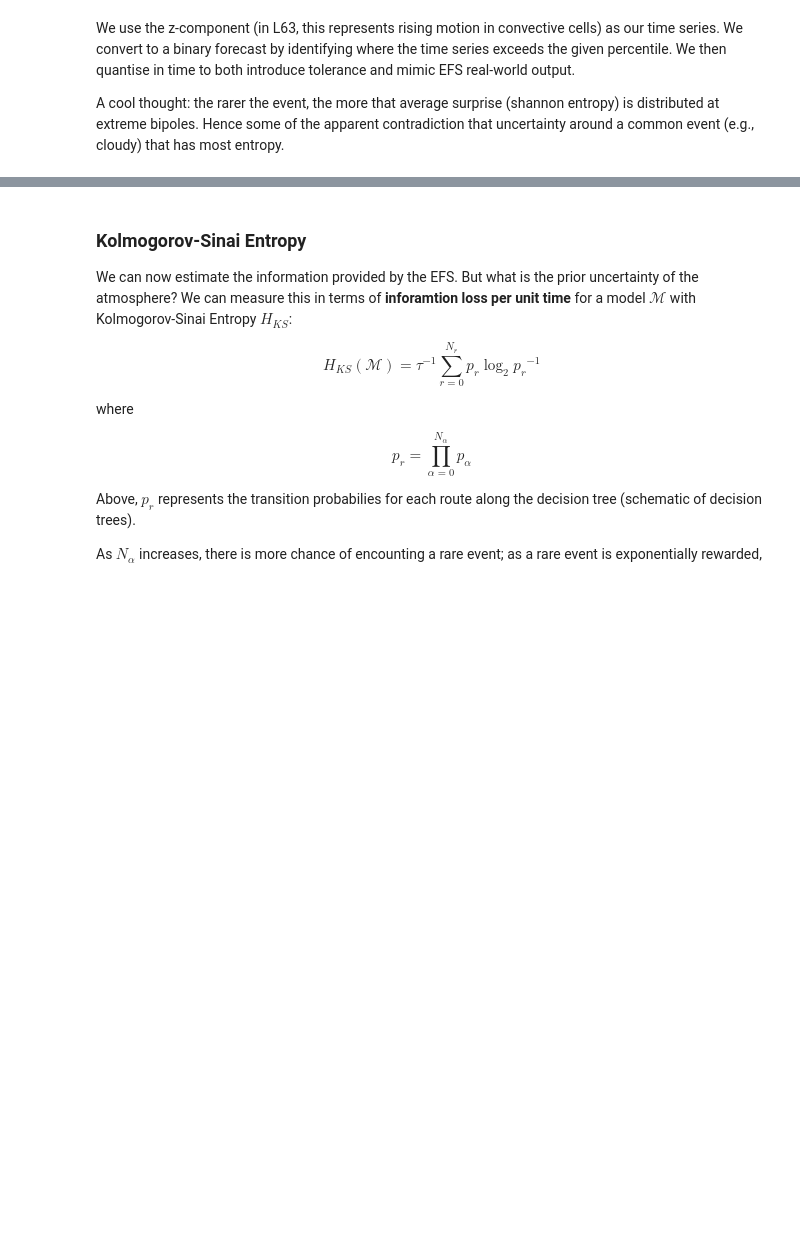
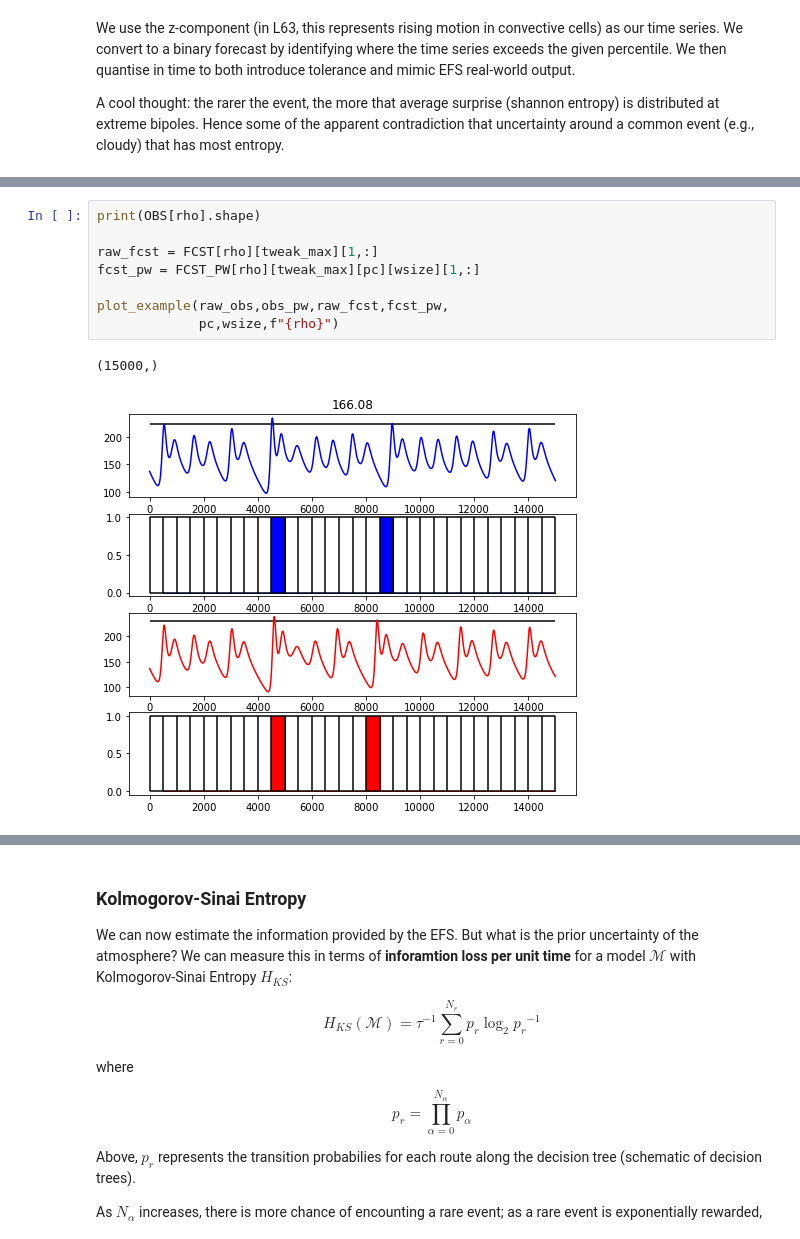
Before and after one commit to johnrobertlawson/info-gain, a Jupyter notebook: SurpriseRemoval.ipynb, the cells around one changed output, grey strips where cells are left out. Saved outputs shown, nothing was run; the diff lists cells and outputs as text; blank space fills up the shorter version.

```diff
--- a/SurpriseRemoval.ipynb
+++ b/SurpriseRemoval.ipynb
@@ -603,0 +476,11 @@ plot_example(raw_obs=obs_data,obs_pw=obs_pw_data,raw_fcst=raw_fcst,
+# %%
+print(OBS[rho].shape)
+
+raw_fcst = FCST[rho][tweak_max][1,:]
+fcst_pw = FCST_PW[rho][tweak_max][pc][wsize][1,:]
+
+plot_example(raw_obs,obs_pw,raw_fcst,fcst_pw,
+             pc,wsize,f"{rho}")
+# %% [output]
+(15000,)
+[figure, added]
```
Also changed, not shown: parts of 20 cells of this notebook, 15 other files.
